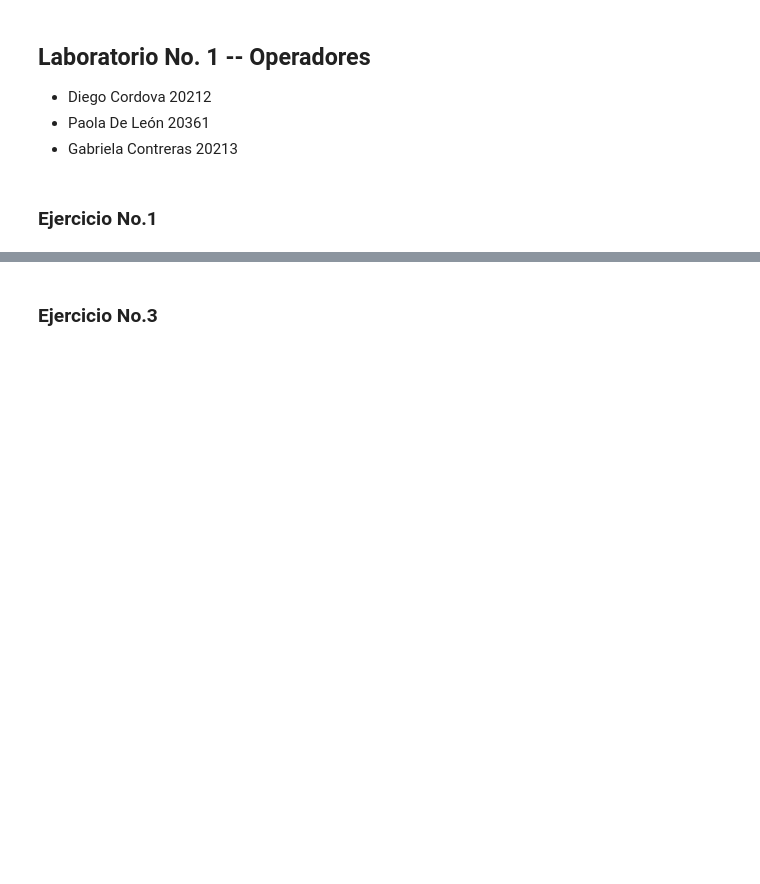
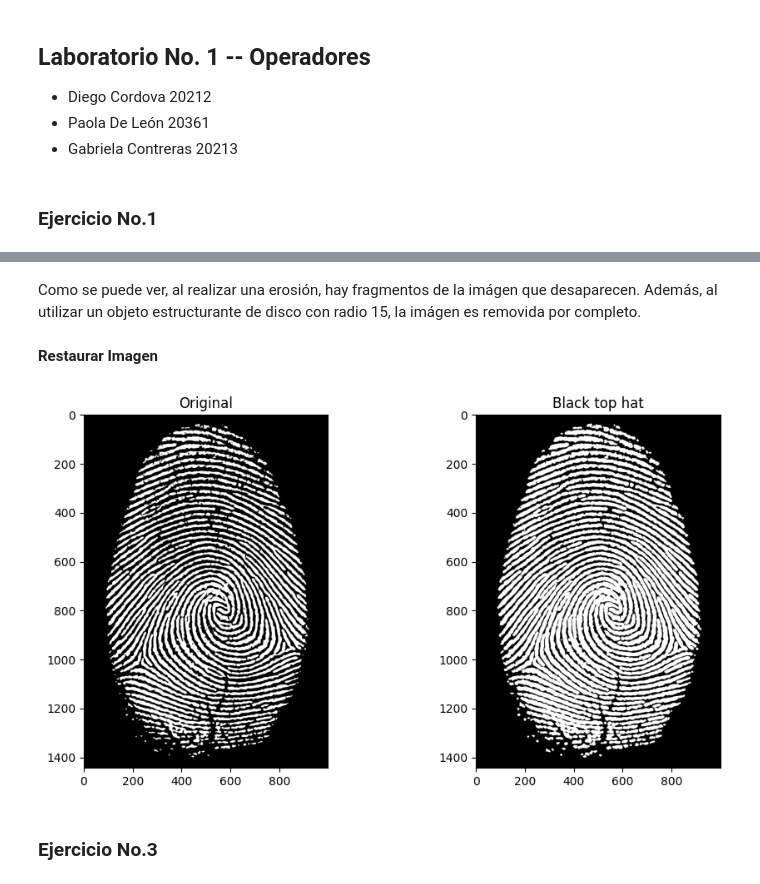
Before and after one commit to Paola-Contreras/lab01-VC, a Jupyter notebook: Lab.ipynb, the cells around one changed output, grey strips where cells are left out. Saved outputs shown, nothing was run; the diff lists cells and outputs as text; code cells hidden in the pictures; blank space fills up the shorter version.

```diff
--- a/Lab.ipynb
+++ b/Lab.ipynb
@@ -10,3 +71,29 @@
+# %% [markdown]
+Como se puede ver, al realizar una erosión, hay fragmentos de la imágen que desaparecen. Además, al utilizar un objeto estructurante de disco con radio 15, la imágen es removida por completo.
+# %% [markdown]
+**Restaurar Imagen**
+# %%
+# Leer la imagen
+I = imagen_binarizada
+s5 = mo.disk(2)
+
+# ---- Erosiones ----
+opening = mo.opening(I, s5)
+opening = mo.dilation(I, s5)
+
+# Print de imagenes
+fig, axs = plt.subplots(1, 2, figsize=(10, 5))
+
+axs[0].imshow(I, cmap='gray')
+axs[0].set_title('Original')
+
+axs[1].imshow(opening, cmap='gray')
+axs[1].set_title('Black top hat')
+
+plt.tight_layout()
+plt.show()
+# %% [output]
+[figure, added]
 # %% [markdown]
 ### Ejercicio No.3
 # %%
```
Also changed, not shown: parts of 5 cells of this notebook, 2 other files.
